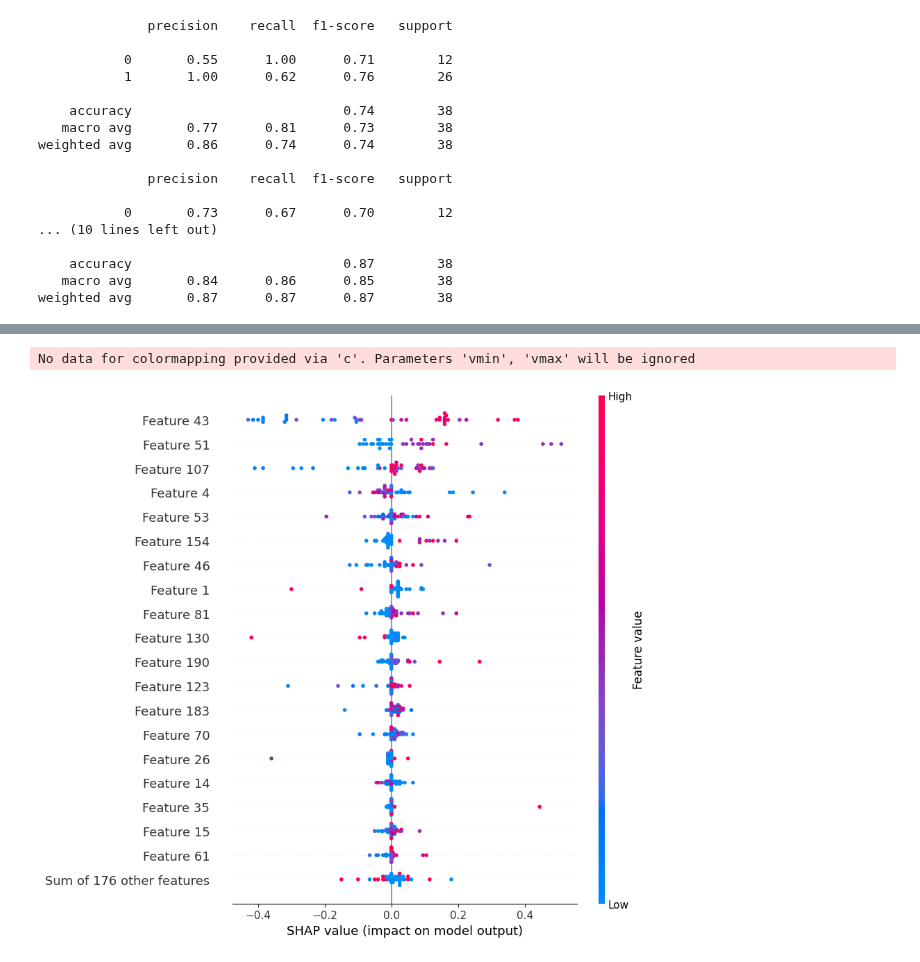
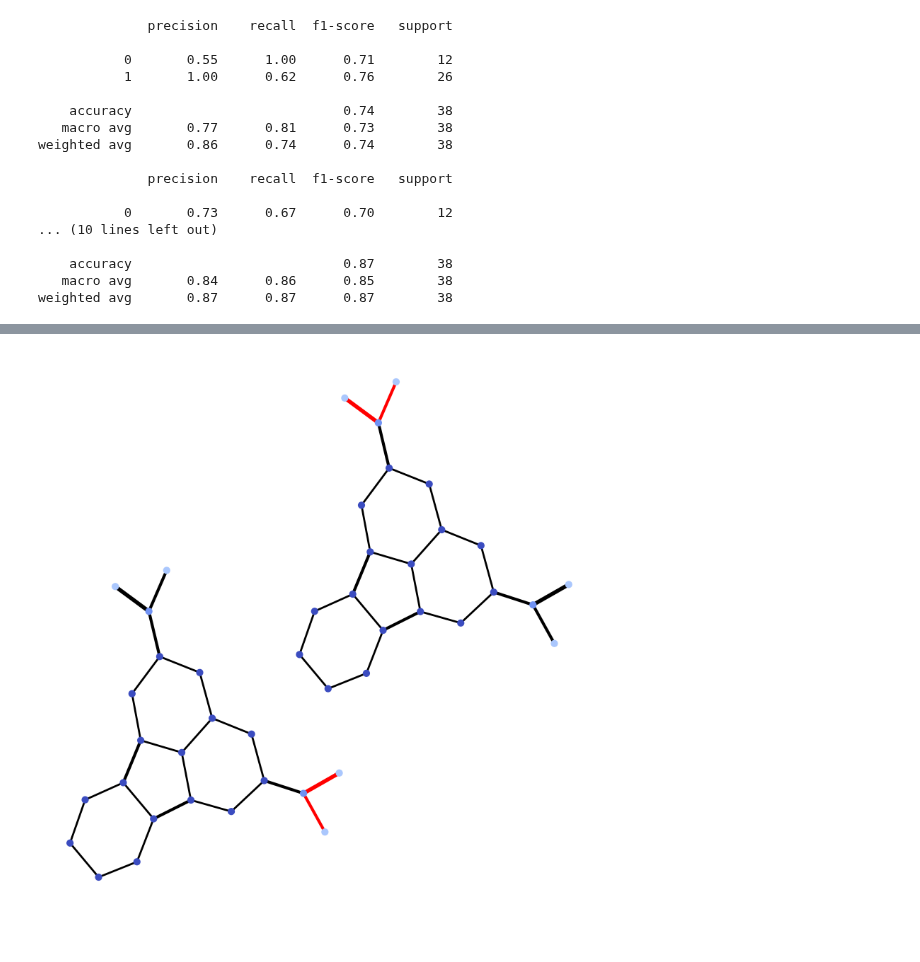
Before and after one commit to congrendai/MSc_Individual_Project, a Jupyter notebook: model_selection.ipynb, the cells around one changed output, grey strips where cells are left out. Drawn from its saved outputs; the diff is of its cells as text; code cells hidden in the pictures.

```diff
--- a/model_selection.ipynb
+++ b/model_selection.ipynb
@@ -119,5 +82,0 @@ SP_xgboost.explain()
-# %%
-SP_xgboost.summary_plot()
-# %% [output]
-No data for colormapping provided via 'c'. Parameters 'vmin', 'vmax' will be ignored
-[figure, removed]
@@ -123,0 +85,4 @@ No data for colormapping provided via 'c'. Parameters 'vmin', 'vmax' will be ign
+# %%
+GL_xgboost.highlight_features(1,0,node_size=40)
+# %% [output]
+[figure, added]
```
Also changed, not shown: parts of 5 cells of this notebook, 8 other files.
